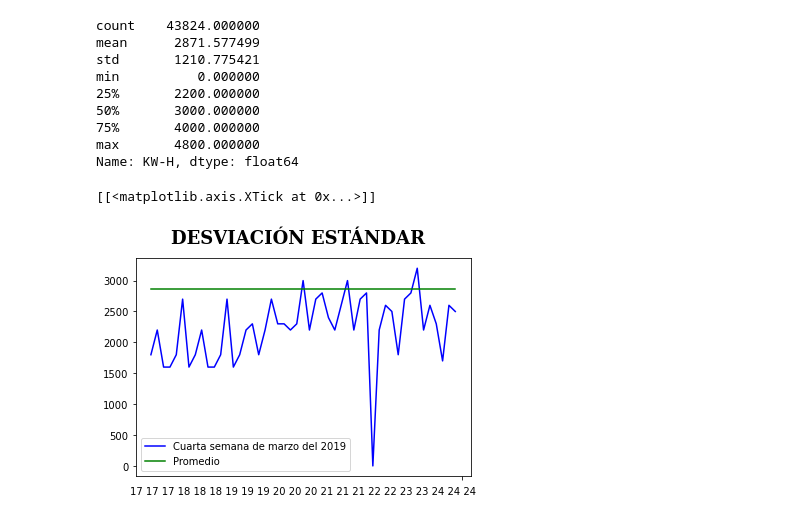
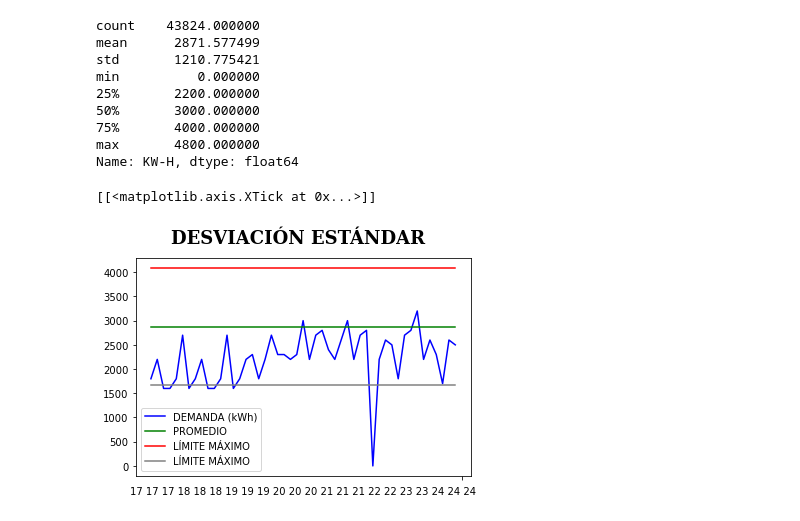
Before and after one commit to javieresk8/PowerDemandPrediction, a Jupyter notebook: GraficosTesis.ipynb, the cells around one changed output. Cells and saved outputs as stored; diff of their text form; code cells hidden in the pictures.

```diff
--- a/GraficosTesis.ipynb
+++ b/GraficosTesis.ipynb
@@ -157,33 +157,39 @@ Name: KW-H, dtype: float64
 # %%
 #Figura 5.3: Desviación estándar de datos de la semana en estudio
 def funcionConstante(x, constante):
     return constante
 
 datos_53 = data_cuar_sem_dic['HORA-FECHA']
 
 fig, ax_53 = plt.subplots()
 
 ax_53.plot(data_cuar_sem_dic['HORA-FECHA'],
          data_cuar_sem_dic['KW-H'],
          color = 'blue',
-         label = 'DEMANDA (kw-h)')
+         label = 'DEMANDA (kWh)')
 ax_53.plot(data_cuar_sem_dic['HORA-FECHA'],
          [funcionConstante(x, media) for x in datos_53],
          color = 'green',
          label = 'PROMEDIO')
 
 ax_53.plot(data_cuar_sem_dic['HORA-FECHA'],
-         [funcionConstante(x, medlim_max) for x in datos_53],
+         [funcionConstante(x, lim_max) for x in datos_53],
          color = 'red',
          label = 'LÍMITE MÁXIMO')
+
+ax_53.plot(data_cuar_sem_dic['HORA-FECHA'],
+         [funcionConstante(x, lim_min) for x in datos_53],
+         color = 'gray',
+         label = 'LÍMITE MÁXIMO')
+
 
 plt.suptitle('DESVIACIÓN ESTÁNDAR',
             fontsize = 18,
             fontweight = 'bold',
             fontfamily='serif')
 plt.xlabel('17 17 17 18 18 18 19 19 19 20 20 20 21 21 21 22 22 23 23 24 24 24')
 plt.legend()
 ax_53.set(xticks ='')
 # %% [output]
 [[<matplotlib.axis.XTick at 0x...>]]
-[figure, old version]
+[figure, new version]
```
